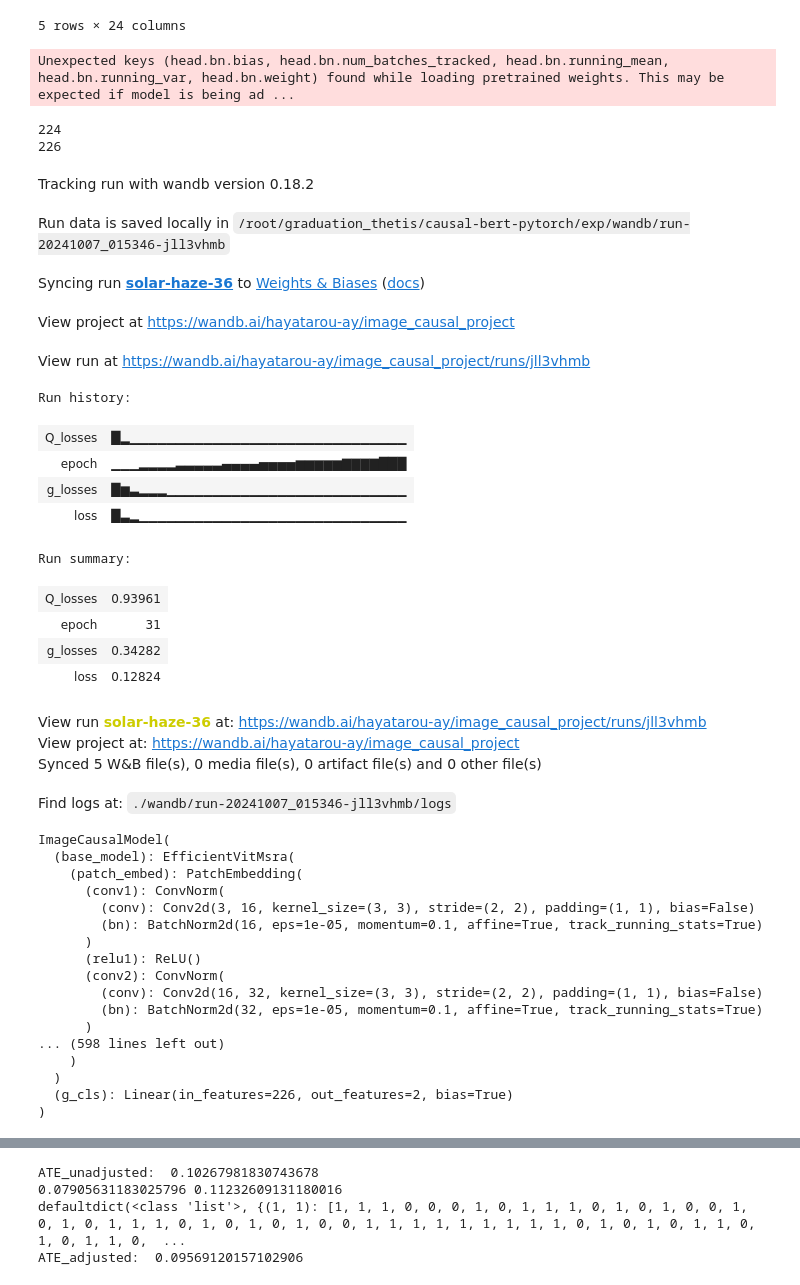
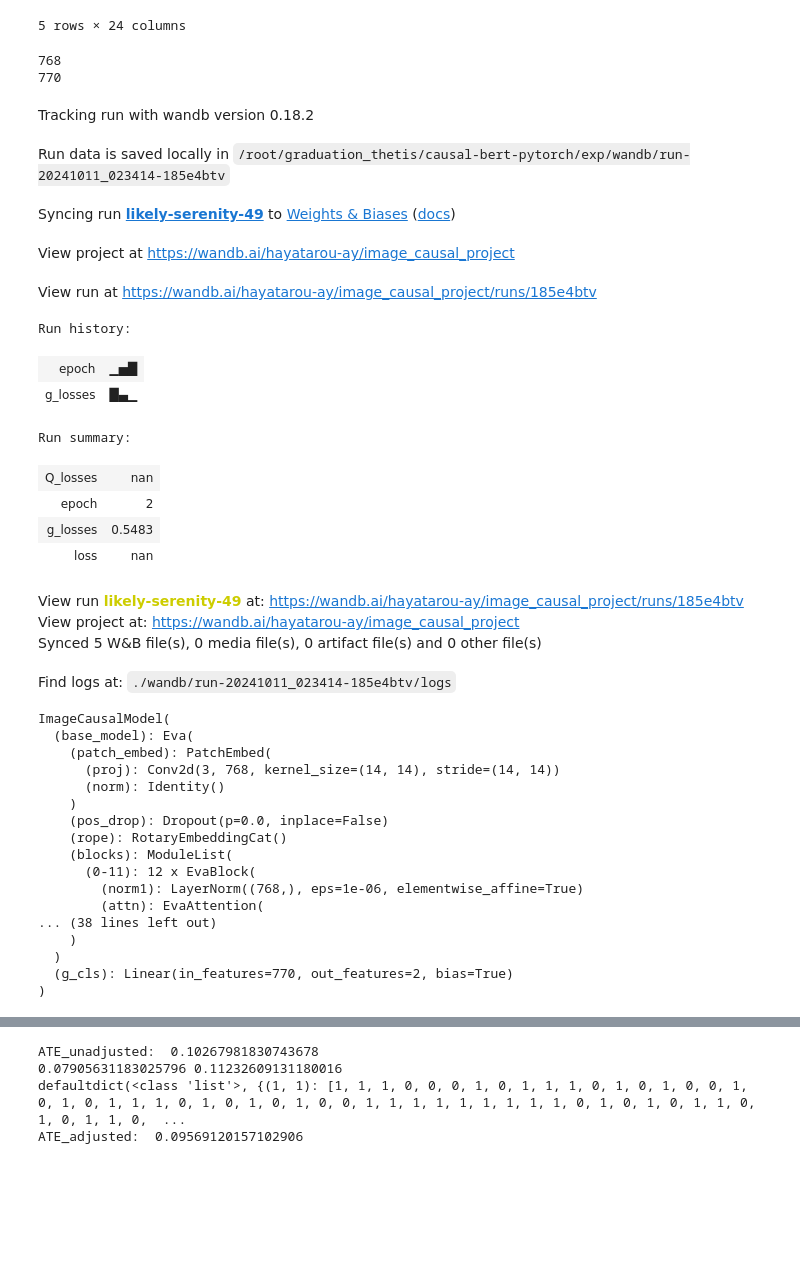
Before and after one commit to tomatoboy-hub/causal-image, a Jupyter notebook: exp/image_causal_wandb_modify1005.ipynb, the cells around one changed output, grey strips where cells are left out. Drawn from its saved outputs; the diff is of its cells as text; code cells hidden in the pictures; blank space fills up the shorter version.

```diff
--- a/exp/image_causal_wandb_modify1005.ipynb
+++ b/exp/image_causal_wandb_modify1005.ipynb
@@ -66,7 +66,7 @@ from torch import nn
 
 class ImageCausalModel(nn.Module):
     """The model itself."""
-    def __init__(self, num_labels = 2,pretrained_model_names = "timm/efficientvit_m2.r224_in1k"):
+    def __init__(self, num_labels = 2,pretrained_model_names = "timm/eva02_base_patch14_224.mim_in22k"):
         super().__init__()
 
         self.num_labels = num_labels
@@ -145,7 +145,7 @@ class ImageCausalModel(nn.Module):
 
 class CausalImageModelWrapper:
     def __init__(self, g_weight=1.0, Q_weight=0.1, mlm_weight=1.0, batch_size=32):
-        self.model = ImageCausalModel(num_labels=2, pretrained_model_names="timm/efficientvit_m2.r224_in1k")
+        self.model = ImageCausalModel(num_labels=2, pretrained_model_names="timm/eva02_base_patch14_224.mim_in22k")
         if CUDA:
             self.model = self.model.cuda()
 
@@ -296,45 +296,42 @@ df.head()
 # %%
 df["light_or_dark"] = df["light_or_dark"].apply(lambda x : 1 if x == "light" else 0)
 # %%
-ci = CausalImageModelWrapper(batch_size = 32, g_weight=0.1, Q_weight=0.1)
-ci.train(df["img_path"],df["light_or_dark"], df["price_ave"], df["outcome"],epochs = 32)
+ci = CausalImageModelWrapper(batch_size = 2, g_weight=0.1, Q_weight=0.1)
+ci.train(df["img_path"],df["light_or_dark"], df["price_ave"], df["outcome"],epochs = 3)
 # %% [output]
-Unexpected keys (head.bn.bias, head.bn.num_batches_tracked, head.bn.running_mean, head.bn.running_var, head.bn.weight) found while loading pretrained weights. This may be expected if model is being ad ...
+768
+770
-224
-226
 Tracking run with wandb version 0.18.2
-Run data is saved locally in /root/graduation_thetis/causal-bert-pytorch/exp/wandb/run-20241007_015346-jll3vhmb
+Run data is saved locally in /root/graduation_thetis/causal-bert-pytorch/exp/wandb/run-20241011_023414-185e4btv
-Syncing run solar-haze-36 to Weights & Biases (docs)
+Syncing run likely-serenity-49 to Weights & Biases (docs)
 View project at https://wandb.ai/hayatarou-ay/image_causal_project
-View run at https://wandb.ai/hayatarou-ay/image_causal_project/runs/jll3vhmb
+View run at https://wandb.ai/hayatarou-ay/image_causal_project/runs/185e4btv
+Run history:
+| epoch | ▁▅█ |
+| g_losses | █▄▁ |
-Run history:
+Run summary:
-| Q_losses | █▂▁▁▁▁▁▁▁▁▁▁▁▁▁▁▁▁▁▁▁▁▁▁▁▁▁▁▁▁▁▁ |
-| epoch | ▁▁▁▂▂▂▂▃▃▃▃▃▄▄▄▄▅▅▅▅▆▆▆▆▆▇▇▇▇███ |
-| g_losses | █▆▃▂▂▂▁▁▁▁▁▁▁▁▁▁▁▁▁▁▁▁▁▁▁▁▁▁▁▁▁▁ |
-| loss | █▃▂▁▁▁▁▁▁▁▁▁▁▁▁▁▁▁▁▁▁▁▁▁▁▁▁▁▁▁▁▁ |
-Run summary:
-| Q_losses | 0.93961 |
-| epoch | 31 |
-| g_losses | 0.34282 |
-| loss | 0.12824 |
+| Q_losses | nan |
+| epoch | 2 |
+| g_losses | 0.5483 |
+| loss | nan |
-View run solar-haze-36 at: https://wandb.ai/hayatarou-ay/image_causal_project/runs/jll3vhmb
+View run likely-serenity-49 at: https://wandb.ai/hayatarou-ay/image_causal_project/runs/185e4btv
 View project at: https://wandb.ai/hayatarou-ay/image_causal_project
 Synced 5 W&B file(s), 0 media file(s), 0 artifact file(s) and 0 other file(s)
-Find logs at: ./wandb/run-20241007_015346-jll3vhmb/logs
+Find logs at: ./wandb/run-20241011_023414-185e4btv/logs
-ImageCausalModel(
-  (base_model): EfficientVitMsra(
-    (patch_embed): PatchEmbedding(
-      (conv1): ConvNorm(
-        (conv): Conv2d(3, 16, kernel_size=(3, 3), stride=(2, 2), padding=(1, 1), bias=False)
-        (bn): BatchNorm2d(16, eps=1e-05, momentum=0.1, affine=True, track_running_stats=True)
-      )
-      (relu1): ReLU()
-      (conv2): ConvNorm(
-        (conv): Conv2d(16, 32, kernel_size=(3, 3), stride=(2, 2), padding=(1, 1), bias=False)
-        (bn): BatchNorm2d(32, eps=1e-05, momentum=0.1, affine=True, track_running_stats=True)
-      )
-... (598 lines left out)
-    )
-  )
-  (g_cls): Linear(in_features=226, out_features=2, bias=True)
-)
+ImageCausalModel(
+  (base_model): Eva(
+    (patch_embed): PatchEmbed(
+      (proj): Conv2d(3, 768, kernel_size=(14, 14), stride=(14, 14))
+      (norm): Identity()
+    )
+    (pos_drop): Dropout(p=0.0, inplace=False)
+    (rope): RotaryEmbeddingCat()
+    (blocks): ModuleList(
+      (0-11): 12 x EvaBlock(
+        (norm1): LayerNorm((768,), eps=1e-06, elementwise_affine=True)
+        (attn): EvaAttention(
+... (38 lines left out)
+    )
+  )
+  (g_cls): Linear(in_features=770, out_features=2, bias=True)
+)
```
Also changed, not shown: parts of 7 cells of this notebook, 34 other files.
